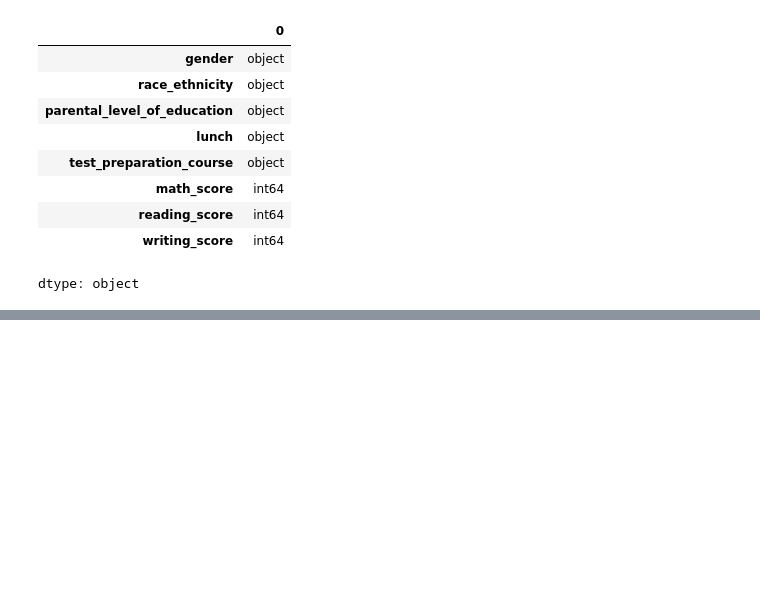
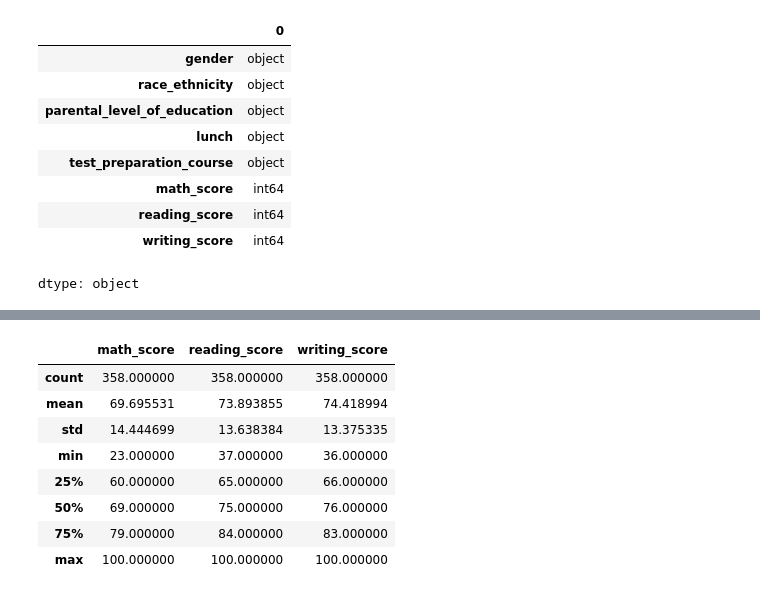
Before and after one commit to Abubakar919666/Python, a Jupyter notebook: Basic_pandas.ipynb, the cells around one changed output, grey strips where cells are left out. Saved outputs shown, nothing was run; the diff lists cells and outputs as text; code cells hidden in the pictures; blank space fills up the shorter version.

```diff
--- a/Basic_pandas.ipynb
+++ b/Basic_pandas.ipynb
@@ -21,0 +114,13 @@ dtype: object
+# %%
+# find out if the test preparation course has an impact or not on the students performance
+data[data.test_preparation_course=='completed'].describe()
+# %% [output]
+|  | math_score | reading_score | writing_score |
+| count | 358.000000 | 358.000000 | 358.000000 |
+| mean | 69.695531 | 73.893855 | 74.418994 |
+| std | 14.444699 | 13.638384 | 13.375335 |
+| min | 23.000000 | 37.000000 | 36.000000 |
+| 25% | 60.000000 | 65.000000 | 66.000000 |
+| 50% | 69.000000 | 75.000000 | 76.000000 |
+| 75% | 79.000000 | 84.000000 | 83.000000 |
+| max | 100.000000 | 100.000000 | 100.000000 |
```
Also changed, not shown: parts of 14 cells of this notebook.
